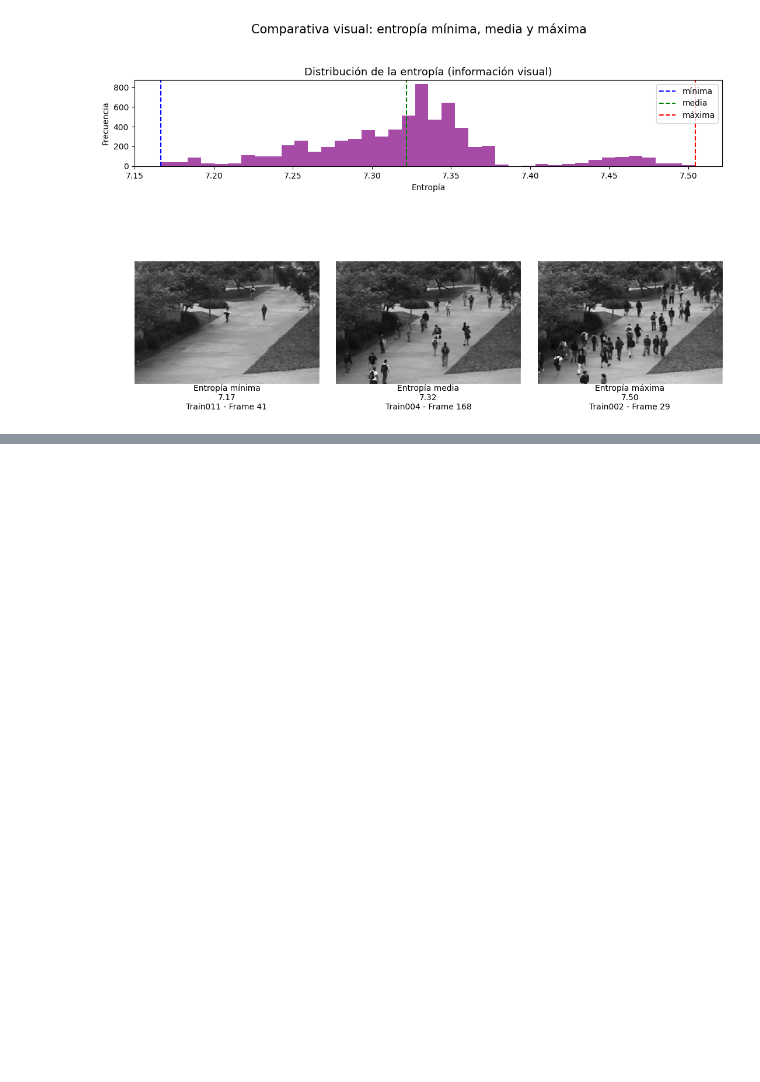
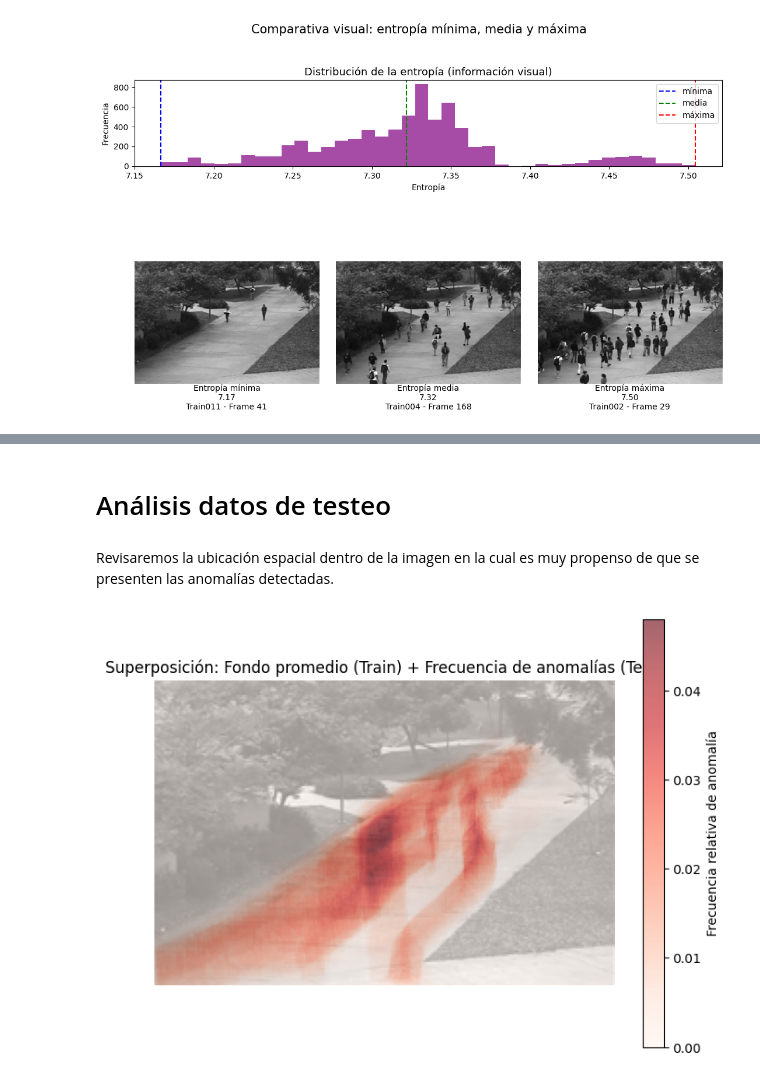
Before and after one commit to CarlosBaez11/proyecto-cv, a Jupyter notebook: EDA.ipynb, the cells around one changed output, grey strips where cells are left out. Drawn from its saved outputs; the diff is of its cells as text; code cells hidden in the pictures; blank space fills up the shorter version.

```diff
--- a/EDA.ipynb
+++ b/EDA.ipynb
@@ -393,0 +444,4 @@ plt.show()
+# %% [markdown]
+# Análisis datos de testeo
+# %% [markdown]
+Revisaremos la ubicación espacial dentro de la imagen en la cual es muy propenso de que se presenten las anomalías detectadas.
@@ -393,0 +475,37 @@ plt.show()
+# %%
+base_test = "datasets/ucsdped/UCSDped1/Test"
+
+gt_folders = sorted([
+    d for d in os.listdir(base_test)
+    if d.endswith("_gt") and os.path.isdir(os.path.join(base_test, d))
+])
+
+acc_mask_global = None
+total_masks = 0
+
+for gt_folder in gt_folders:
+    gt_path = os.path.join(base_test, gt_folder)
+    frames_gt = sorted([f for f in os.listdir(gt_path) if f.endswith(".bmp")])
+
+    for m in frames_gt:
+        mask = cv2.imread(os.path.join(gt_path, m), cv2.IMREAD_GRAYSCALE)
+        if mask is None:
+            continue
+        mask_bin = (mask > 0).astype(np.float32)
+        if acc_mask_global is None:
+            acc_mask_global = np.zeros_like(mask_bin, dtype=np.float32)
+        acc_mask_global += mask_bin
+        total_masks += 1
+
+acc_mask_global /= total_masks
+# %%
+plt.figure(figsize=(8,6))
+
+plt.imshow(avg_bg, cmap='gray')
+plt.imshow(acc_mask_global, cmap='Reds', alpha=0.6)  # superposición semitransparente
+plt.title("Superposición: Fondo promedio (Train) + Frecuencia de anomalías (Test)")
+plt.axis('off')
+plt.colorbar(label="Frecuencia relativa de anomalía")
+plt.show()
+# %% [output]
+[figure, added]
```
Also changed, not shown: parts of 9 cells of this notebook.
